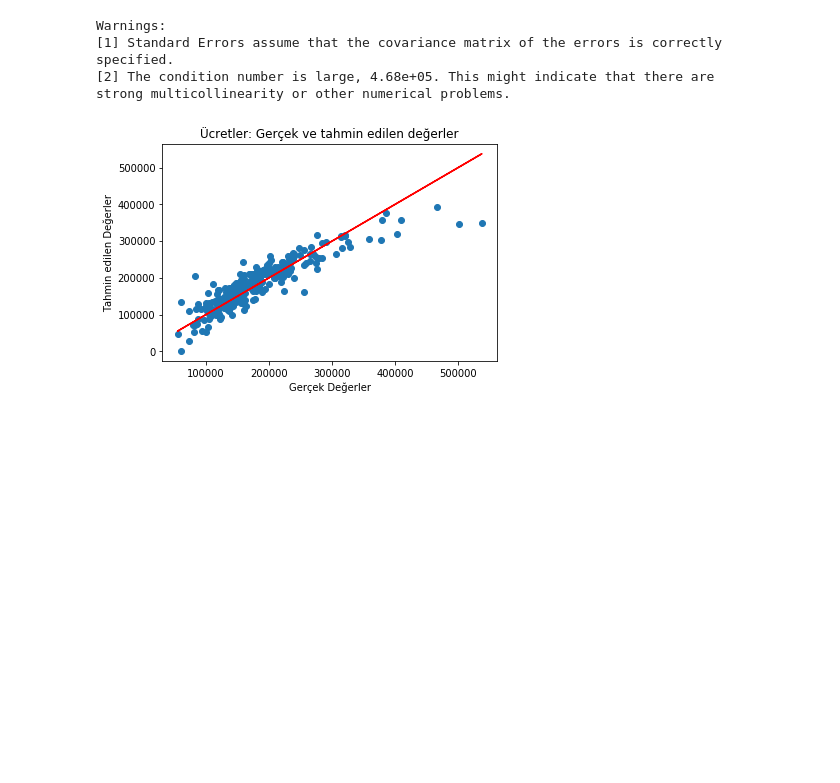
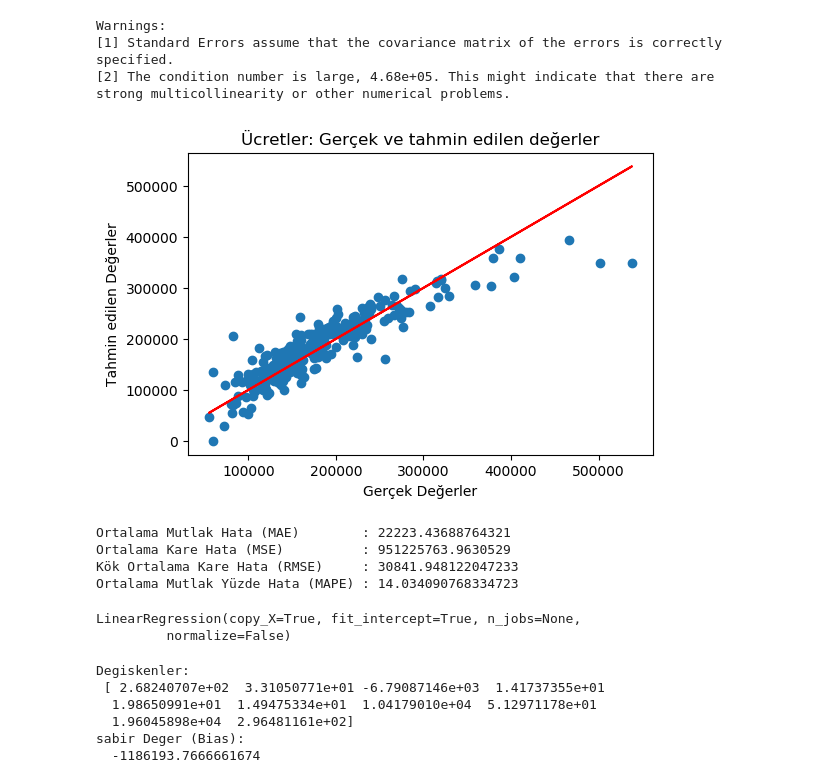
Before and after one commit to EceDolen/Bootcamp_-Bolum_6, a Jupyter notebook: Regresyon_Odev_6.ipynb, the cells around one changed output. Saved outputs shown, nothing was run; the diff lists cells and outputs as text; code cells hidden in the pictures; blank space fills up the shorter version.

```diff
--- a/Regresyon_Odev_6.ipynb
+++ b/Regresyon_Odev_6.ipynb
@@ -82,11 +82,23 @@ X_test = sm.add_constant(X_test)
 
 y_preds = sonuclar.predict(X_test)
 # %%
+plt.figure(dpi = 100)
+
 plt.scatter(y_test, y_preds)
 plt.plot(y_test, y_test, color="red")
 plt.xlabel("Gerçek Değerler")
 plt.ylabel("Tahmin edilen Değerler")
 plt.title("Ücretler: Gerçek ve tahmin edilen değerler")
 plt.show()
 # %% [output]
-[figure, old version]
+[figure, new version]
+# %%
+print("Ortalama Mutlak Hata (MAE)        : {}".format(mean_absolute_error(y_test, y_preds)))
+print("Ortalama Kare Hata (MSE)          : {}".format(mse(y_test, y_preds)))
+print("Kök Ortalama Kare Hata (RMSE)     : {}".format(rmse(y_test, y_preds)))
+print("Ortalama Mutlak Yüzde Hata (MAPE) : {}".format(np.mean(np.abs((y_test - y_preds) / y_test)) * 100))
+# %% [output]
+Ortalama Mutlak Hata (MAE)        : 22223.43688764321
+Ortalama Kare Hata (MSE)          : 951225763.9630529
+Kök Ortalama Kare Hata (RMSE)     : 30841.948122047233
+Ortalama Mutlak Yüzde Hata (MAPE) : 14.034090768334723
@@ -92,0 +110,16 @@ plt.show()
+# %%
+lrm = linear_model.LinearRegression()
+lrm.fit(X,Y)
+# %% [output]
+LinearRegression(copy_X=True, fit_intercept=True, n_jobs=None,
+         normalize=False)
+# %%
+print ('Degiskenler: \n', lrm.coef_)
+print ('sabir Deger (Bias): \n ', lrm.intercept_)
+# %% [output]
+Degiskenler:
+ [ 2.68240707e+02  3.31050771e+01 -6.79087146e+03  1.41737355e+01
+  1.98650991e+01  1.49475334e+01  1.04179010e+04  5.12971178e+01
+  1.96045898e+04  2.96481161e+02]
+sabir Deger (Bias):
+  -1186193.7666661674
```
Also changed, not shown: parts of 2 cells of this notebook.
